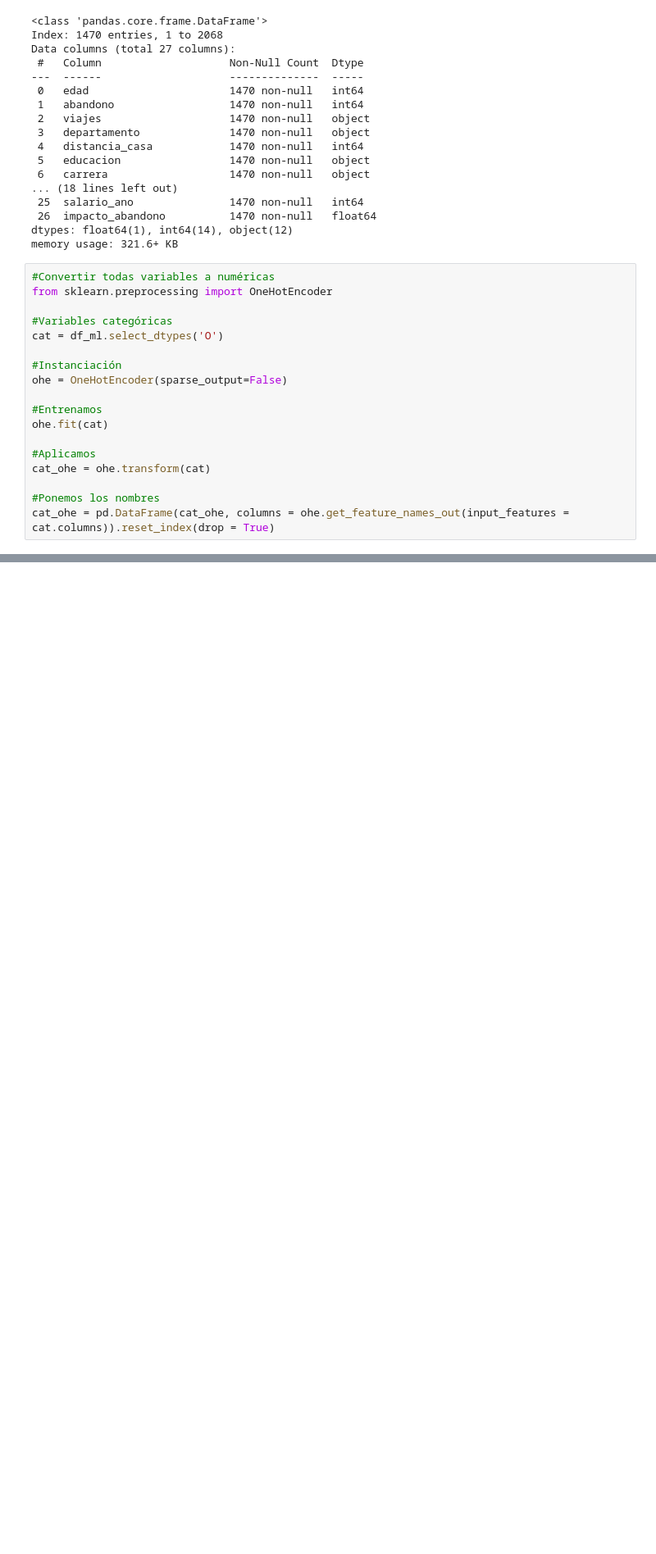
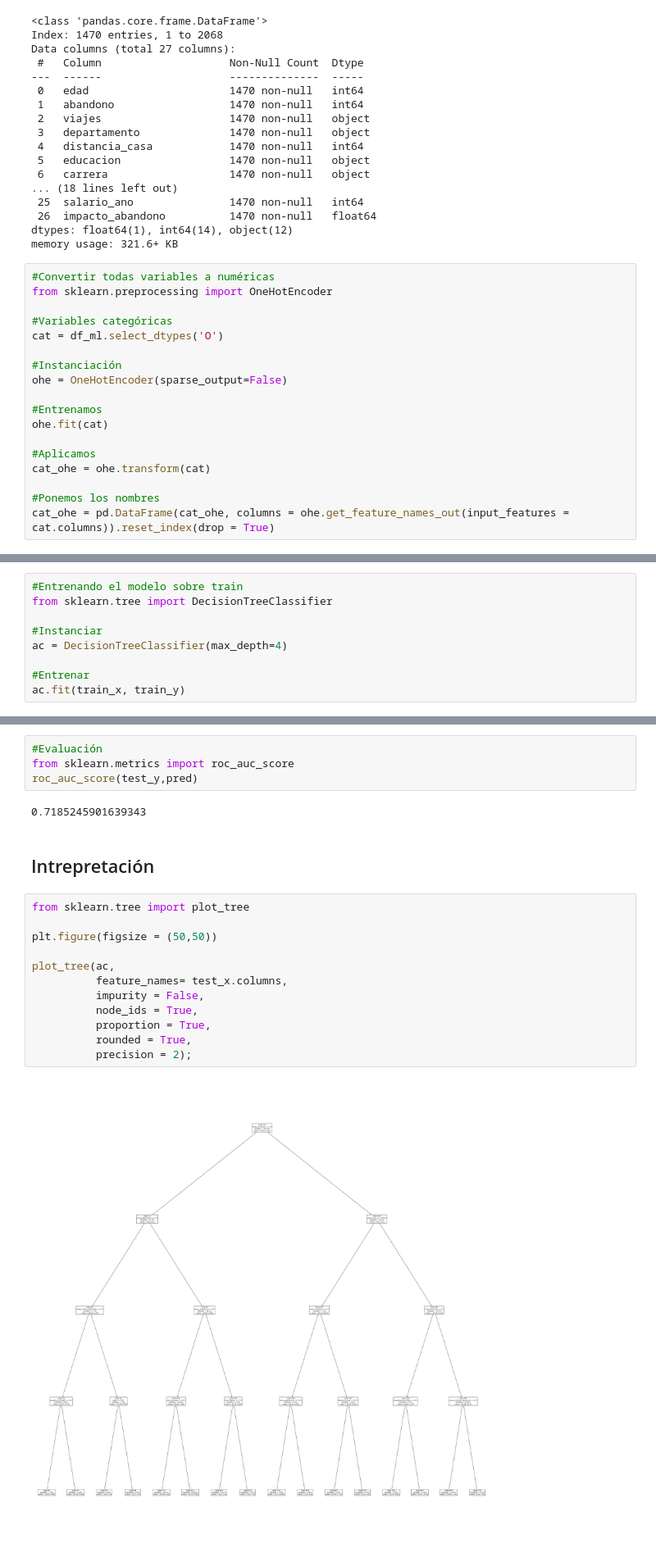
Before and after one commit to Carlos-Ernesto/Data-Science, a Jupyter notebook: DS4B/codigo_personal.ipynb, the cells around one changed output, grey strips where cells are left out. Shown at 82% size. Cells and saved outputs as stored; diff of their text form; blank space fills up the shorter version.

```diff
--- a/DS4B/codigo_personal.ipynb
+++ b/DS4B/codigo_personal.ipynb
@@ -388,0 +387,9 @@ df_ml
+# %%
+#Entrenando el modelo sobre train
+from sklearn.tree import DecisionTreeClassifier
+
+#Instanciar
+ac = DecisionTreeClassifier(max_depth=4)
+
+#Entrenar
+ac.fit(train_x, train_y)
@@ -388,0 +408,22 @@ df_ml
+# %%
+#Evaluación
+from sklearn.metrics import roc_auc_score
+roc_auc_score(test_y,pred)
+# %% [output]
+0.7185245901639343
+# %% [markdown]
+## Intrepretación
+# %%
+from sklearn.tree import plot_tree
+
+plt.figure(figsize = (50,50))
+
+plot_tree(ac,
+          feature_names= test_x.columns,
+          impurity = False,
+          node_ids = True,
+          proportion = True,
+          rounded = True,
+          precision = 2);
+# %% [output]
+[figure, added]
```
Also changed, not shown: parts of 14 cells of this notebook.
